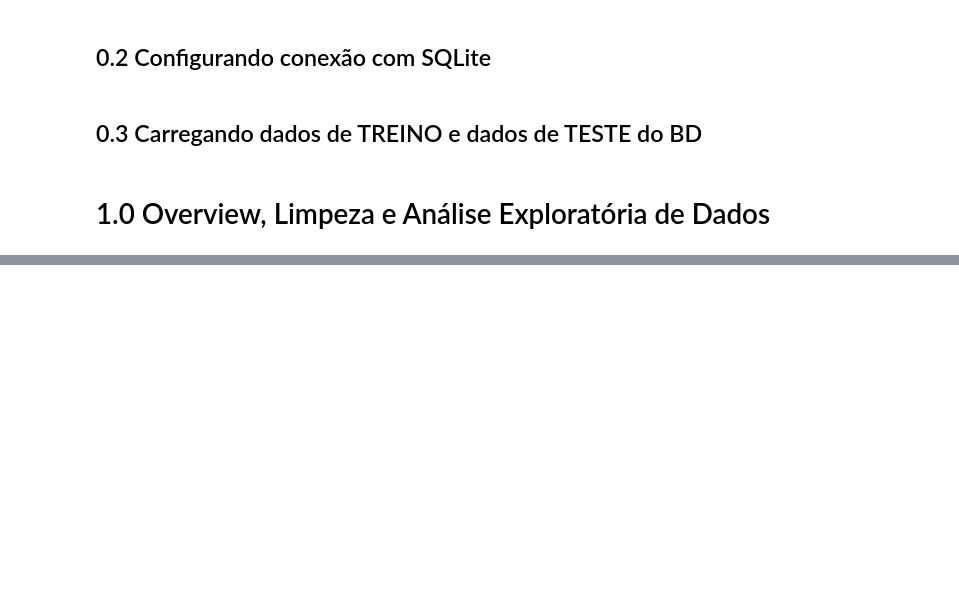
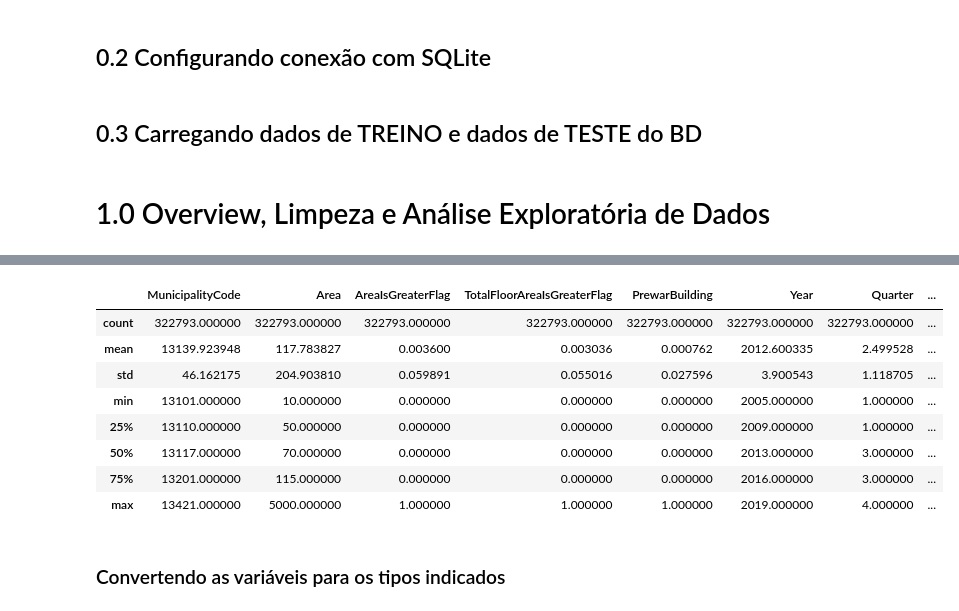
Before and after one commit to JonatasV/desafio-paipe, a Jupyter notebook: paipe_case.ipynb, the cells around one changed output, grey strips where cells are left out. Saved outputs shown, nothing was run; the diff lists cells and outputs as text; code cells hidden in the pictures; blank space fills up the shorter version.

```diff
--- a/paipe_case.ipynb
+++ b/paipe_case.ipynb
@@ -53,0 +65,14 @@ dtype: object
+# %%
+df_treino.describe() # para var numericas
+# %% [output]
+|  | MunicipalityCode | Area | AreaIsGreaterFlag | TotalFloorAreaIsGreaterFlag | PrewarBuilding | Year | Quarter | ... |
+| count | 322793.000000 | 322793.000000 | 322793.000000 | 322793.000000 | 322793.000000 | 322793.000000 | 322793.000000 | ... |
+| mean | 13139.923948 | 117.783827 | 0.003600 | 0.003036 | 0.000762 | 2012.600335 | 2.499528 | ... |
+| std | 46.162175 | 204.903810 | 0.059891 | 0.055016 | 0.027596 | 3.900543 | 1.118705 | ... |
+| min | 13101.000000 | 10.000000 | 0.000000 | 0.000000 | 0.000000 | 2005.000000 | 1.000000 | ... |
+| 25% | 13110.000000 | 50.000000 | 0.000000 | 0.000000 | 0.000000 | 2009.000000 | 1.000000 | ... |
+| 50% | 13117.000000 | 70.000000 | 0.000000 | 0.000000 | 0.000000 | 2013.000000 | 3.000000 | ... |
+| 75% | 13201.000000 | 115.000000 | 0.000000 | 0.000000 | 0.000000 | 2016.000000 | 3.000000 | ... |
+| max | 13421.000000 | 5000.000000 | 1.000000 | 1.000000 | 1.000000 | 2019.000000 | 4.000000 | ... |
+# %% [markdown]
+### Convertendo as variáveis para os tipos indicados
```
Also changed, not shown: parts of 90 cells of this notebook.
